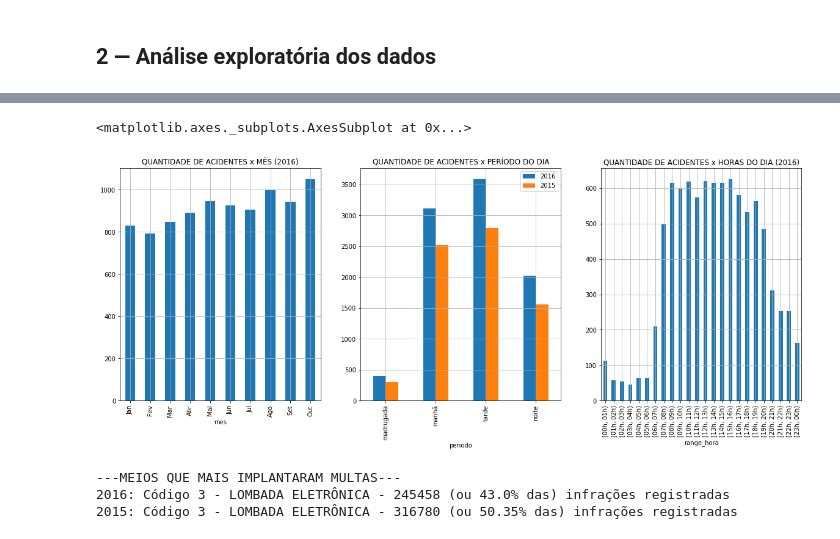
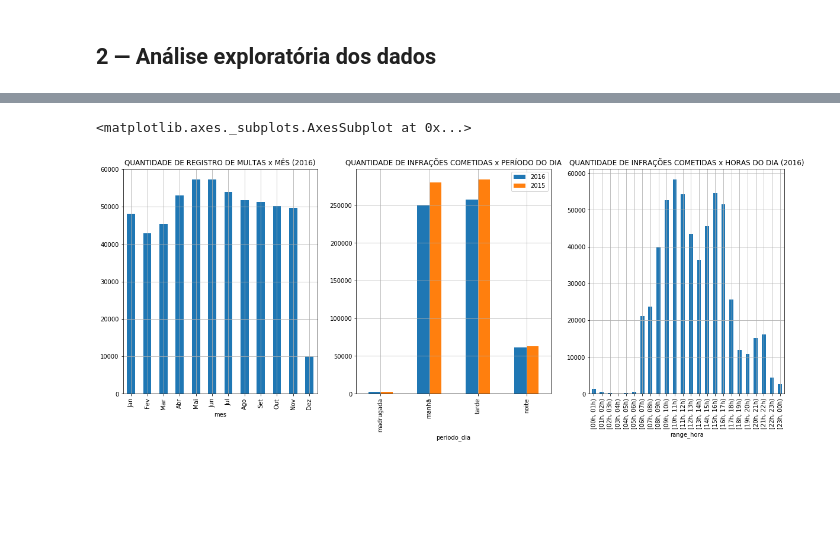
Before and after one commit to if1015-datascience-ufpe/projeto-2017-1-datascienceteam, a Jupyter notebook: 02_analises-e-resultados.ipynb, the cells around one changed output, grey strips where cells are left out. Saved outputs shown, nothing was run; the diff lists cells and outputs as text; code cells hidden in the pictures; blank space fills up the shorter version.

```diff
--- a/02_analises-e-resultados.ipynb
+++ b/02_analises-e-resultados.ipynb
@@ -220,0 +328,11 @@ acidentes2015.head()
+# %%
+# Criando colunas extras utilizando funções definidas previamente
+multas2016['range_hora'] = multas2016['hora_infracao'].apply(lambda x: criaRangeHora(x))
+multas2016['periodo_dia'] = multas2016['hora_infracao'].apply(lambda x: periodoDoDia(x))
+multas2016['mes'] = multas2016['data_implantacao'].apply(lambda x: retornaMes(x))
+
+multas2015['range_hora'] = multas2015['hora_infracao'].apply(lambda x: criaRangeHora(x))
+multas2015['periodo_dia'] = multas2015['hora_infracao'].apply(lambda x: periodoDoDia(x))
+multas2015['mes'] = multas2015['data_implantacao'].apply(lambda x: retornaMes(x))
+
+multas2016.head()
@@ -221,38 +346,32 @@ acidentes2015.head()
 # %%
-fig, ax = plt.subplots(ncols=3,figsize=(20,7))
-
-meses = ['Jan','Fev','Mar','Abr','Mai','Jun','Jul','Ago','Set','Out']
+# Ordem dos valores no eixo x dos gráficos
+meses = ['Jan','Fev','Mar','Abr','Mai','Jun','Jul','Ago','Set','Out','Nov','Dez']
 periodos = ['madrugada','manhã','tarde','noite']
 horas = ['[00h, 01h)','[01h, 02h)','[02h, 03h)','[03h, 04h)','[04h, 05h)','[05h, 06h)','[06h, 07h)','[07h, 08h)',
         '[08h, 09h)','[09h, 10h)','[10h, 11h)','[11h, 12h)','[12h, 13h)','[13h, 14h)','[14h, 15h)','[15h, 16h)',
         '[16h, 17h)','[17h, 18h)','[18h, 19h)','[19h, 20h)','[20h, 21h)','[21h, 22h)','[22h, 23h)','[23h, 00h)']
 
-acidentesXmes2016 = acidentes2016.groupby('mes').size()d
-acidentesXmes2016 = acidentesXmes2016.reindex(meses)
-acidentesXmes2016.plot.bar(title='QUANTIDADE DE ACIDENTES x MÊS (2016)', grid=True, ax=ax[0])
+# PLOTS
+fig, ax = plt.subplots(ncols=3,figsize=(20,7))
 
-acidentesXperiodo2016 = acidentes2016.groupby('periodo').size()
-acidentesXperiodo2016 = acidentesXperiodo2016.reindex(periodos)
-acidentesXperiodo2015 = acidentes2015.groupby('periodo').size()
-acidentesXperiodo2015 = acidentesXperiodo2015.reindex(periodos)
-acidentesXperiodo2016 = acidentesXperiodo2016.to_frame()
-acidentesXperiodo2015 = acidentesXperiodo2015.to_frame()
-acidentesXperiodo2016.columns = ['2016']
-acidentesXperiodo2015.columns = ['2015']
-acidentesXperiodo = pd.concat([acidentesXperiodo2016, acidentesXperiodo2015], axis=1)
-acidentesXperiodo.plot.bar(title='QUANTIDADE DE ACIDENTES x PERÍODO DO DIA', grid=True, ax=ax[1])
+multasXmes2016 = multas2016.groupby('mes').size()
+multasXmes2016 = multasXmes2016.reindex(meses)
+multasXmes2016.plot.bar(title='QUANTIDADE DE REGISTRO DE MULTAS x MÊS (2016)', grid=True, ax=ax[0])
 
-acidentesXhoras2016 = acidentes2016.groupby('range_hora').size()
-acidentesXhoras2016 = acidentesXhoras2016.reindex(horas)
-acidentesXhoras2016.plot.bar(title='QUANTIDADE DE ACIDENTES x HORAS DO DIA (2016)', grid=True, ax=ax[2])
+multasXhoras2016 = multas2016.groupby('range_hora').size()
+multasXhoras2016 = multasXhoras2016.reindex(horas)
+multasXhoras2016.plot.bar(title='QUANTIDADE DE INFRAÇÕES COMETIDAS x HORAS DO DIA (2016)', grid=True, ax=ax[2])
+
+multasXperiodo2016 = multas2016.groupby('periodo_dia').size()
+multasXperiodo2016 = multasXperiodo2016.reindex(periodos)
+multasXperiodo2015 = multas2015.groupby('periodo_dia').size()
+multasXperiodo2015 = multasXperiodo2015.reindex(periodos)
+multasXperiodo2016 = multasXperiodo2016.to_frame()
+multasXperiodo2015 = multasXperiodo2015.to_frame()
+multasXperiodo2016.columns = ['2016']
+multasXperiodo2015.columns = ['2015']
+multasXperiodo = pd.concat([multasXperiodo2016, multasXperiodo2015], axis=1)
+multasXperiodo.plot.bar(title='QUANTIDADE DE INFRAÇÕES COMETIDAS x PERÍODO DO DIA', grid=True, ax=ax[1])
 # %% [output]
 <matplotlib.axes._subplots.AxesSubplot at 0x...>
-[figure, old version]
+[figure, new version]
-# %%
-print('---MEIOS QUE MAIS IMPLANTARAM MULTAS---')
-print('2016: {} - {} (ou {}% das) infrações registradas'.format(equip_moda2016, qtd_equip2016, pct_equip2016))
-print('2015: {} - {} (ou {}% das) infrações registradas'.format(equip_moda2015, qtd_equip2015, pct_equip2015))
-# %% [output]
----MEIOS QUE MAIS IMPLANTARAM MULTAS---
-2016: Código 3 - LOMBADA ELETRÔNICA - 245458 (ou 43.0% das) infrações registradas
-2015: Código 3 - LOMBADA ELETRÔNICA - 316780 (ou 50.35% das) infrações registradas
```
Also changed, not shown: parts of 29 cells of this notebook, 1 other file.
